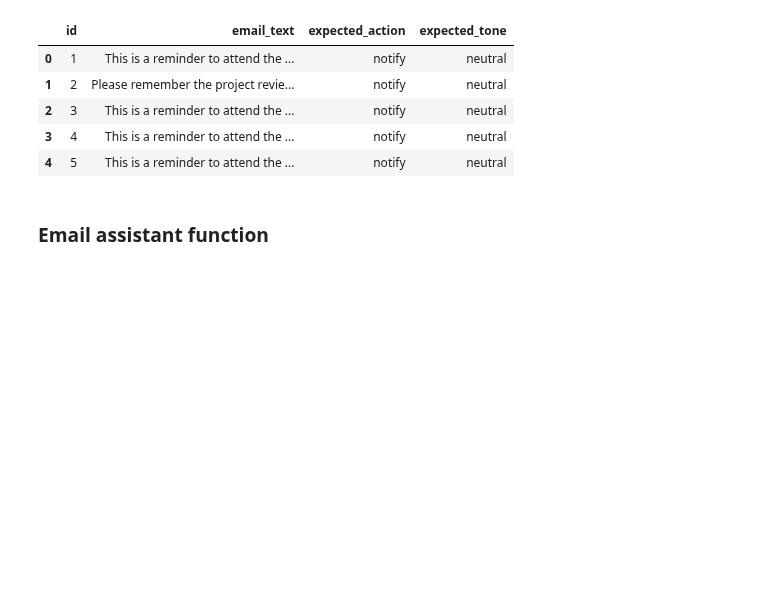
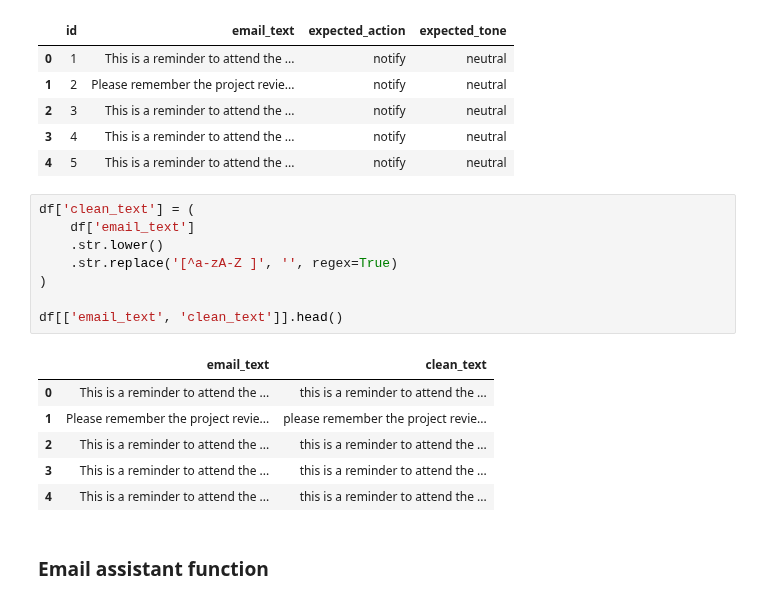
Before and after one commit to springboardmentor74219x/infosys-langgraph-email-assistant-group2, a Jupyter notebook: notebook/milestone2_evaluation_lingaeswari.ipynb, the cells around one changed output. Drawn from its saved outputs; the diff is of its cells as text; blank space fills up the shorter version.

```diff
--- a/notebook/milestone2_evaluation_lingaeswari.ipynb
+++ b/notebook/milestone2_evaluation_lingaeswari.ipynb
@@ -67,6 +56,21 @@ df.head()
 | 2 | 3 | This is a reminder to attend the ... | notify | neutral |
 | 3 | 4 | This is a reminder to attend the ... | notify | neutral |
 | 4 | 5 | This is a reminder to attend the ... | notify | neutral |
+# %%
+df['clean_text'] = (
+    df['email_text']
+    .str.lower()
+    .str.replace('[^a-zA-Z ]', '', regex=True)
+)
+
+df[['email_text', 'clean_text']].head()
+# %% [output]
+|  | email_text | clean_text |
+| 0 | This is a reminder to attend the ... | this is a reminder to attend the ... |
+| 1 | Please remember the project revie... | please remember the project revie... |
+| 2 | This is a reminder to attend the ... | this is a reminder to attend the ... |
+| 3 | This is a reminder to attend the ... | this is a reminder to attend the ... |
+| 4 | This is a reminder to attend the ... | this is a reminder to attend the ... |
 # %% [markdown]
 ### Email assistant function
 # %%
```
Also changed, not shown: parts of 9 cells of this notebook.
